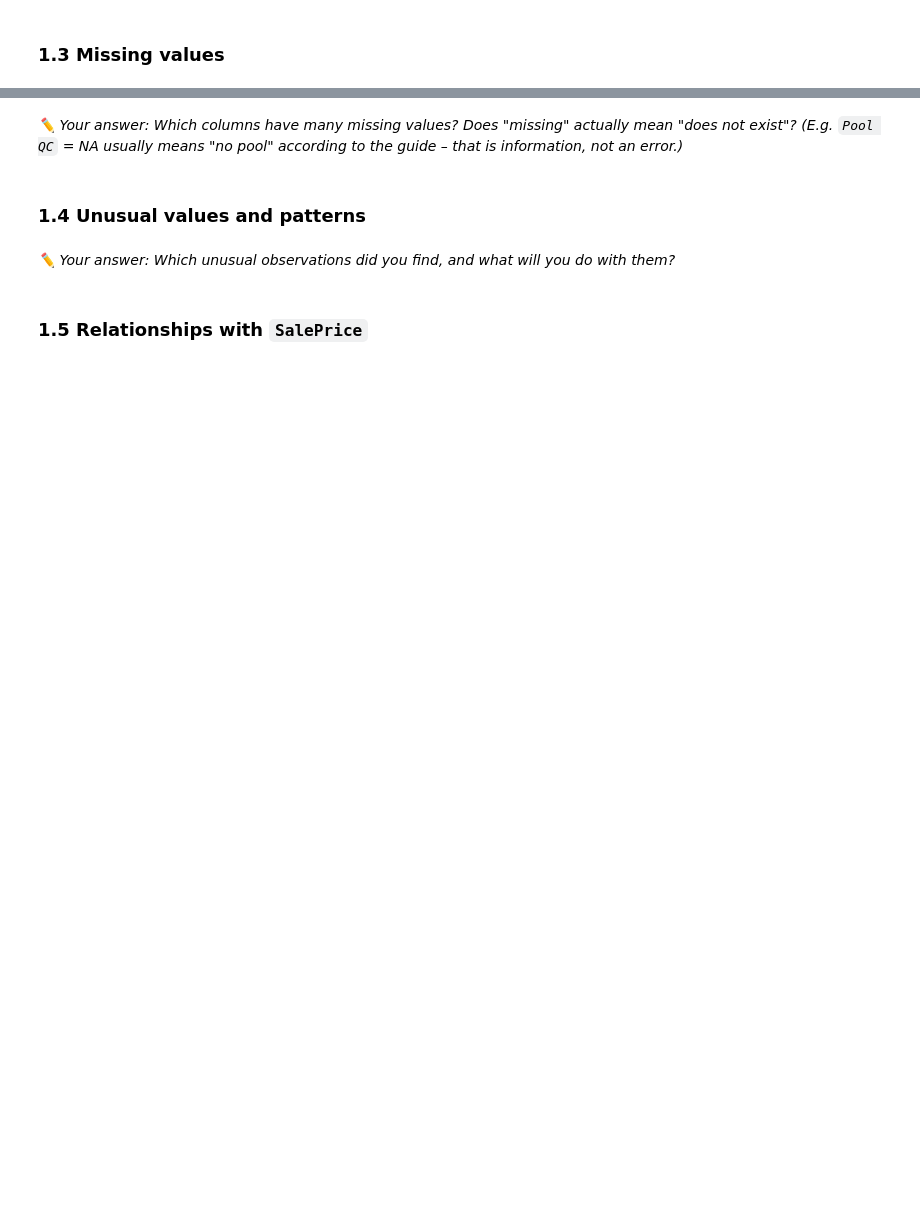
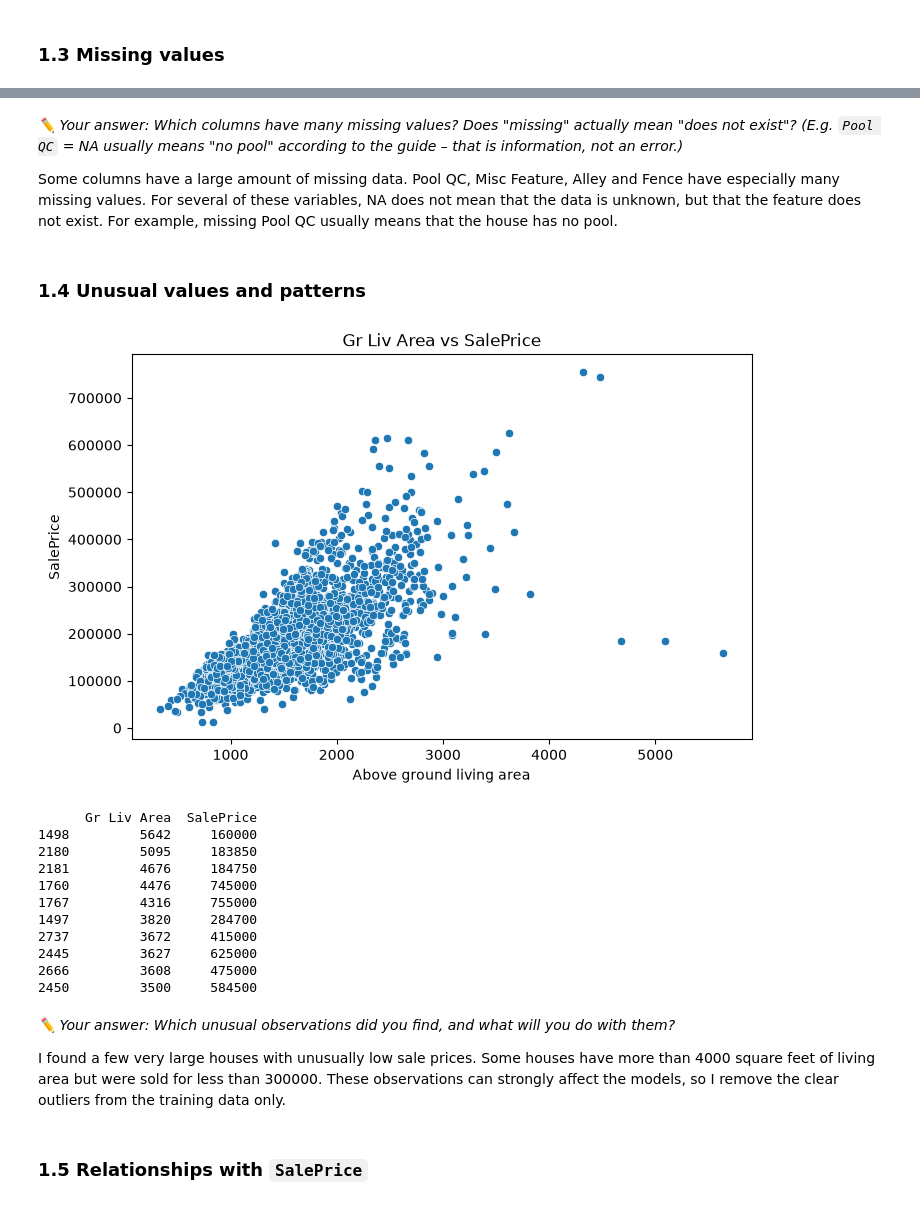
Before and after one commit to Frednos/Machine-Learning-Assignment-1, a Jupyter notebook: housing_price_prediction.ipynb, the cells around one changed output, grey strips where cells are left out. Drawn from its saved outputs; the diff is of its cells as text; code cells hidden in the pictures; blank space fills up the shorter version.

```diff
--- a/housing_price_prediction.ipynb
+++ b/housing_price_prediction.ipynb
@@ -77,15 +191,43 @@ The assignment asks you to investigate:
 # %% [markdown]
 *✏️ Your answer: Which columns have many missing values? Does "missing" actually mean "does not exist"?*
 *(E.g. `Pool QC` = NA usually means "no pool" according to the guide – that is information, not an error.)*
+
+Some columns have a large amount of missing data. Pool QC, Misc Feature, Alley and Fence have especially many missing values. For several of these variables, NA does not mean that the data is unknown, but that the feature does not exist. For example, missing Pool QC usually means that the house has no pool.
 # %% [markdown]
 ### 1.4 Unusual values and patterns
 # %%
 # HINT: Look for outliers, e.g. a scatter plot of 'Gr Liv Area' vs 'SalePrice'.
 # (The dataset documentation mentions a few very large houses with low prices.)
 # Also check df.describe() for strange min/max values, and categories with very few observations
 # (df[col].value_counts()).
+
+plt.figure(figsize=(8, 5))
+sns.scatterplot(x="Gr Liv Area", y="SalePrice", data=df)
+plt.title("Gr Liv Area vs SalePrice")
+plt.xlabel("Above ground living area")
+plt.ylabel("SalePrice")
+plt.show()
+
+print(df[["Gr Liv Area", "SalePrice"]]
+      .sort_values("Gr Liv Area", ascending=False)
+      .head(10))
+# %% [output]
+[figure, added]
+      Gr Liv Area  SalePrice
+1498         5642     160000
+2180         5095     183850
+2181         4676     184750
+1760         4476     745000
+1767         4316     755000
+1497         3820     284700
+2737         3672     415000
+2445         3627     625000
+2666         3608     475000
+2450         3500     584500
 # %% [markdown]
 *✏️ Your answer: Which unusual observations did you find, and what will you do with them?*
+
+I found a few very large houses with unusually low sale prices. Some houses have more than 4000 square feet of living area but were sold for less than 300000. These observations can strongly affect the models, so I remove the clear outliers from the training data only.
 # %% [markdown]
 ### 1.5 Relationships with `SalePrice`
 # %%
```
Also changed, not shown: parts of 22 cells of this notebook.
